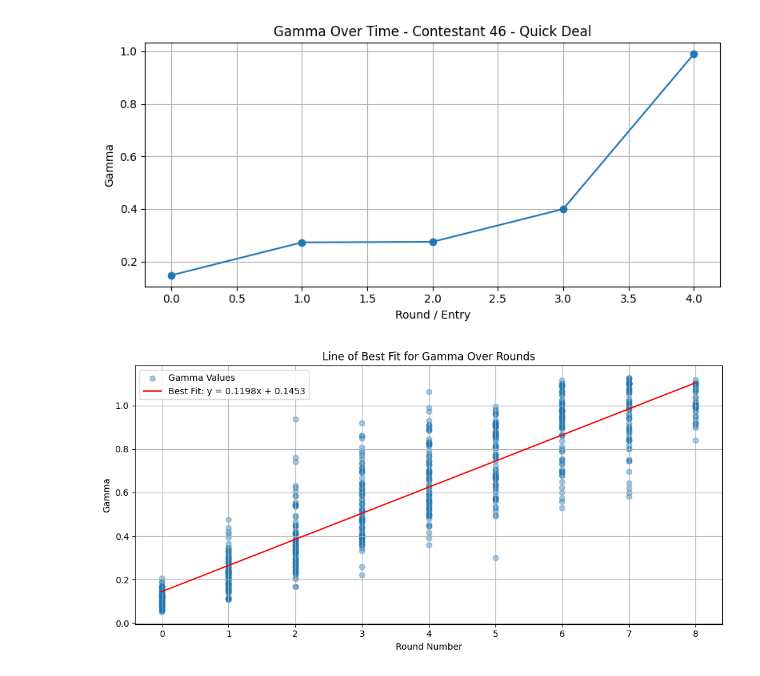
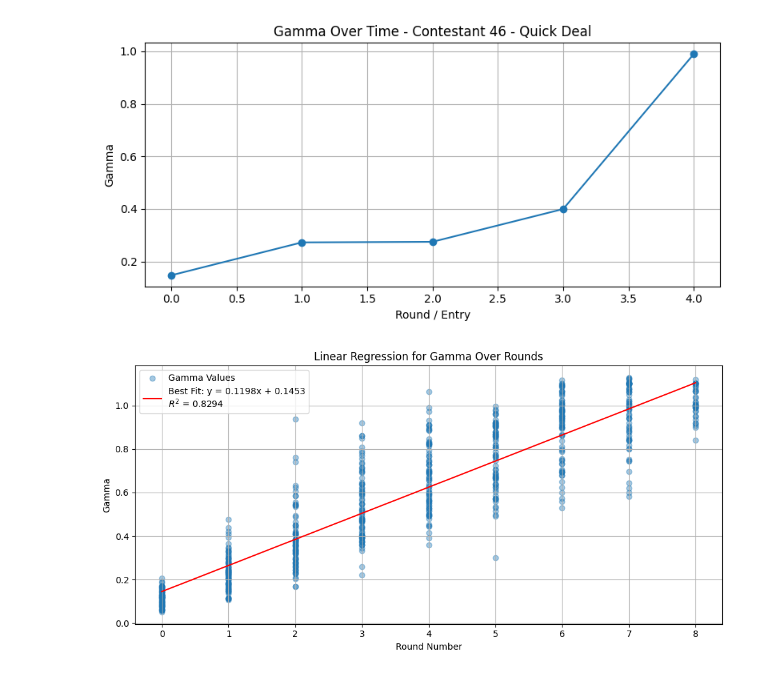
Before and after one commit to alexander-shang/econ590-project, a Jupyter notebook: deal_or_no_deal.ipynb, the cells around one changed output. Cells and saved outputs as stored; diff of their text form; code cells hidden in the pictures.

Commit message:
more documentation added log regression

```diff
--- a/deal_or_no_deal.ipynb
+++ b/deal_or_no_deal.ipynb
@@ -82,9 +82,16 @@ case_values = [
 # %%
 # Clean column names (remove spaces, special chars)
 df.columns = df.columns.str.strip().str.lower().str.replace(' ', '_').str.replace("'", "")
+def clean_money(value):
+    """
+    convert monetary strings with symbols into float values for computation
 
-# Clean monetary values ($ and commas)
-def clean_money(value):
+    parameters:
+    value: a string or numeric value representing a monetary amount (e.g., "$1,000")
+
+    returns:
+    a float representation of the monetary value with symbols removed
+    """
     if isinstance(value, str):
         return float(value.replace('$', '').replace(',', ''))
     return float(value)
@@ -95,6 +102,15 @@ df['case_amount'] = df['case_amount'].apply(clean_money)
 
 # Convert "Amounts Opened Per Round" into a list of numbers
 def parse_amounts(amount_str):
+    """
+    parse a string of monetary amounts into a list of floats
+
+    parameters:
+    amount_str: a string of comma-separated monetary values (e.g., "$100, $200")
+
+    returns:
+    a list of float values with symbols and formatting removed
+    """
     try:
         cleaned = str(amount_str).replace('$', '').replace(',', '')
         return [float(x) for x in cleaned.split(',') if x.strip()]
@@ -394,9 +407,9 @@ if 'contestant_id' in df.columns and 'gamma' in df.columns:
 [figure]
 [figure]
 # %%
-import pandas as pd
+import numpy as np
 import matplotlib.pyplot as plt
-import numpy as np
+from sklearn.metrics import r2_score  # For R-squared calculation
 
 # Ensure required columns exist
 if 'contestant_id' in df.columns and 'gamma' in df.columns:
@@ -410,33 +423,37 @@ if 'contestant_id' in df.columns and 'gamma' in df.columns:
         gammas.extend(group['gamma'].tolist())
 
     # Convert to numpy arrays
     x = np.array(round_numbers)
     y = np.array(gammas)
 
     # Remove NaN values (if any)
     valid = ~np.isnan(y)
     x = x[valid]
     y = y[valid]
 
     # Fit a linear regression line: y = m*x + b
     coeffs = np.polyfit(x, y, 1)
     m, b = coeffs
 
     # Generate predicted y values
     y_fit = m * x + b
 
+    # Calculate R-squared
+    r2 = r2_score(y, y_fit)
+
     # Plot original data and line of best fit
     plt.figure(figsize=(10, 5))
     plt.scatter(x, y, alpha=0.4, label='Gamma Values')
-    plt.plot(x, y_fit, color='red', label=f'Best Fit: y = {m:.4f}x + {b:.4f}')
+    plt.plot(x, y_fit, color='red',
+             label=f'Best Fit: y = {m:.4f}x + {b:.4f}\n$R^2$ = {r2:.4f}')
     plt.xlabel('Round Number')
     plt.ylabel('Gamma')
-    plt.title('Line of Best Fit for Gamma Over Rounds')
+    plt.title('Linear Regression for Gamma Over Rounds')
     plt.legend()
     plt.grid(True)
     plt.tight_layout()
     plt.show()
 else:
     print("Required columns 'contestant_id' and 'gamma' are not in the DataFrame.")
 # %% [output]
-[figure, old version]
+[figure, new version]
```
Also changed, not shown: parts of 2 cells of this notebook.
